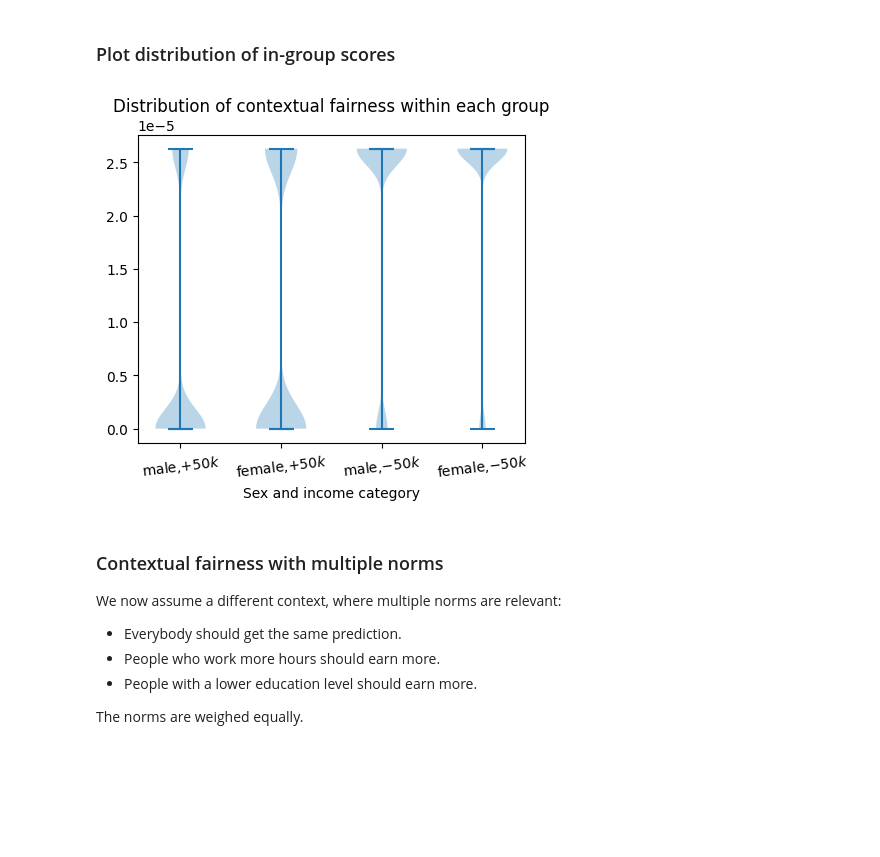
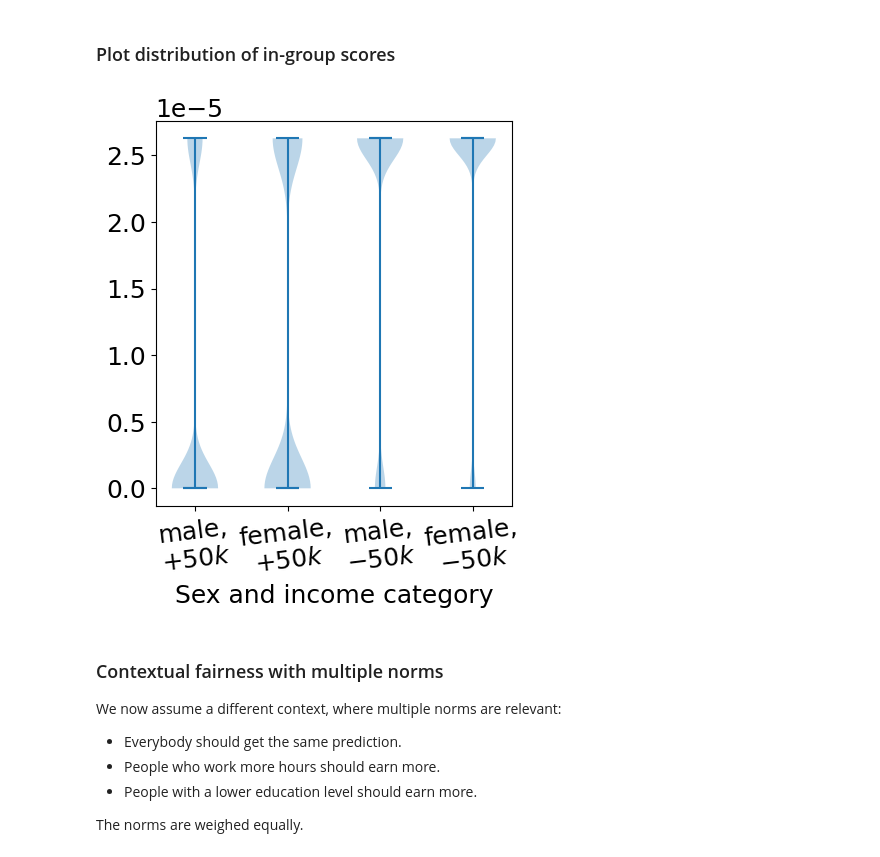
Before and after one commit to pimkerkhoven/ContextualFairness, a Jupyter notebook: examples/binary_classification.ipynb, the cells around one changed output. Drawn from its saved outputs; the diff is of its cells as text; code cells hidden in the pictures; blank space fills up the shorter version.

```diff
--- a/examples/binary_classification.ipynb
+++ b/examples/binary_classification.ipynb
@@ -193,37 +202,37 @@ violin_data = [
         )
     )
     .drop("index")
     .select("total")
     .collect()["total"]
     .to_list(),
     result.df.with_row_index()
     .filter(
         pl.col("index").is_in(
             unscaled_group_scores.filter((pl.col("SEX") == 2.0) & ~pl.col("y_true"))
             .select("indices")
             .item()
             .implode()
         )
     )
     .drop("index")
     .select("total")
     .collect()["total"]
     .to_list(),
 ]
 
-fig, ax = plt.subplots(figsize=(5, 4))
+fig, ax = plt.subplots(figsize=(4.6, 5))
 ax.violinplot(violin_data, showmeans=False, showmedians=True)
 ax.tick_params(axis="x", labelrotation=7)
 ax.set_xticks(
     [y + 1 for y in range(len(violin_data))],
-    labels=["male,$+50k$", "female,$+50k$", "male,$-50k$", "female,$-50k$"],
+    labels=["male,\n$+50k$", "female,\n$+50k$", "male,\n$-50k$", "female,\n$-50k$"],
 )
 ax.set_xlabel("Sex and income category")
-ax.set_title("Distribution of contextual fairness within each group")
+# ax.set_title("Distribution of contextual fairness within each group")
 
 plt.show()
 # %% [output]
-[figure, old version]
+[figure, new version]
 # %% [markdown]
 ### Contextual fairness with multiple norms
 
```
Also changed, not shown: parts of 8 cells of this notebook, 6 other files.
